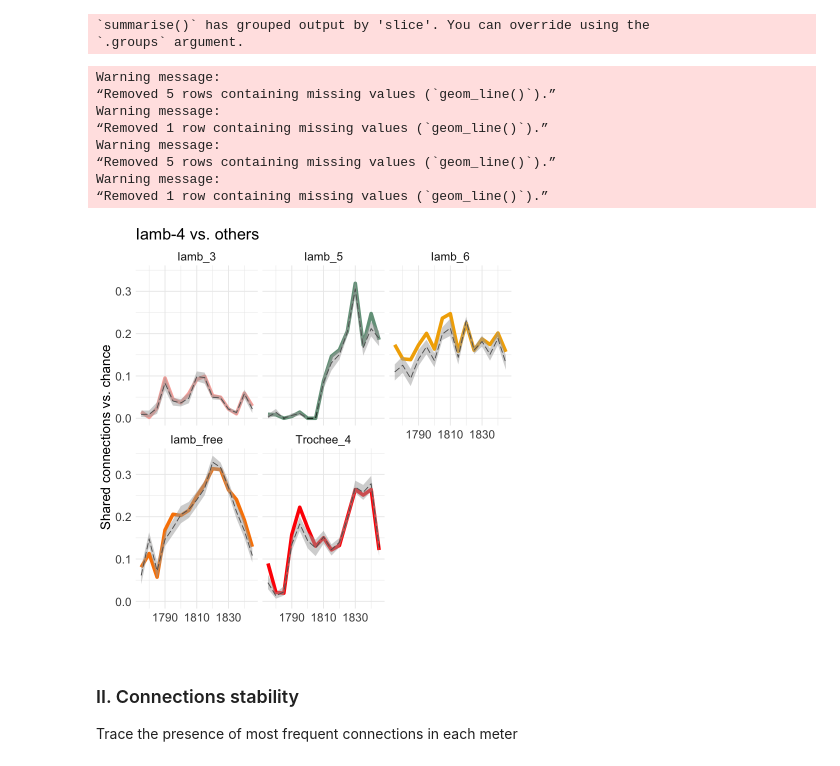
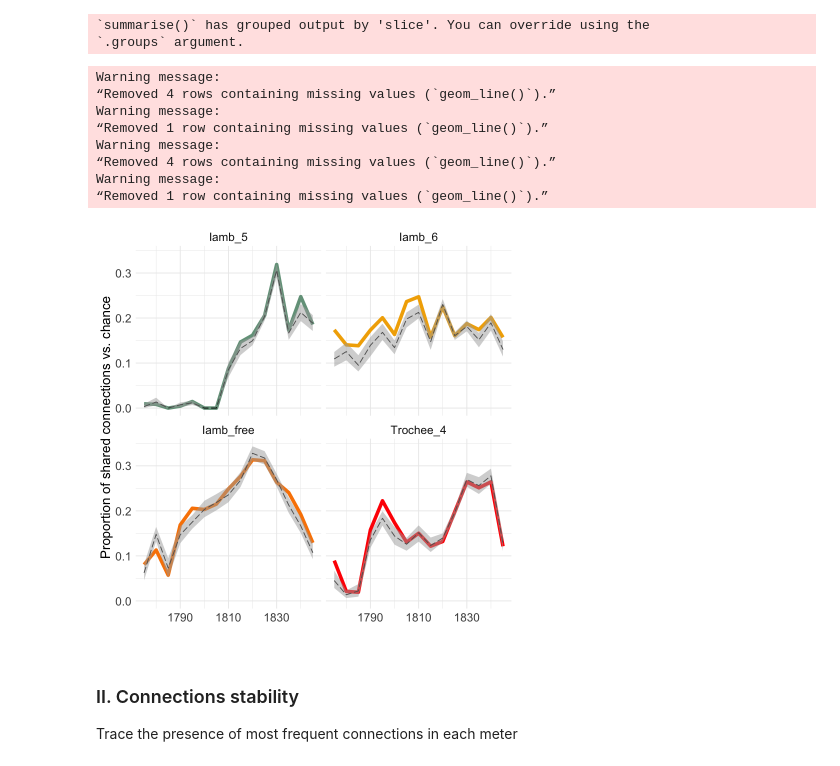
Before and after one commit to tonyamart/iamb_networks, a Jupyter notebook: scr/04_discussion_tests.ipynb, the cells around one changed output. Saved outputs shown, nothing was run; the diff lists cells and outputs as text; code cells hidden in the pictures.

Commit message:
minor changes to 04 disc scr and plots

```diff
--- a/scr/04_discussion_tests.ipynb
+++ b/scr/04_discussion_tests.ipynb
@@ -116,7 +111,7 @@ calculate_real_iou  <- function(x, s = "iamb_4", t) {
     return(int_union)
     }
 # %%
-target_meters  <- c("iamb_free", "iamb_3", "iamb_5", "iamb_6",
+target_meters  <- c("iamb_free", "iamb_5", "iamb_6",
                     "trochee_4")
 # %%
 int_union  <- NULL
@@ -247,48 +242,52 @@ iou_ribbon  <- iou_ci %>%
 # %%
 trans_meter  <- tibble(meter = int_union$meter  %>% unique(),
                        meter_t = c("Iamb_free",
-                                   "Iamb_3",
                                    "Iamb_5",
                                    "Iamb_6",
                                    "Trochee_4" ))
 
 
 int_union %>%
     left_join(trans_meter, by = "meter")  %>%
     ggplot(aes(slice, iou, color = meter_t)) +
     geom_line(size = 2) +
     labs(x = "",
-         y = "Shared connections vs. chance",
-         title="Iamb-4 vs. others") +
-    geom_line(data = iou_ribbon %>% left_join(trans_meter, by = "meter") ,color="black",size=0.5,linetype=5) +
-    geom_ribbon(data = iou_ribbon %>% left_join(trans_meter,by="meter"), aes(slice,iou,color=NULL,ymin=lower,ymax=upper),fill="darkgray",alpha=0.5) +
+         y = "Proportion of shared connections vs. chance",
+         #title="Iamb-4 vs. others"
+        ) +
+    geom_line(data = iou_ribbon %>% left_join(trans_meter, by = "meter"),
+              color = "black", size = 0.5, linetype = 5) +
+    geom_ribbon(data = iou_ribbon %>% left_join(trans_meter,by="meter"),
+                aes(slice, iou, color = NULL,
+                    ymin = lower, ymax = upper),
+                fill = "darkgray", alpha = 0.5) +
     facet_wrap(~meter_t) +
-    scale_color_manual(values = c(wes_palette("Royal2")[3],
+    scale_color_manual(values = c(#wes_palette("Royal2")[3],
                                  wes_palette("Royal2")[5],
                                  wes_palette("Darjeeling1")[3],
                                  wes_palette("Darjeeling1")[4],
                                  wes_palette("Darjeeling1")[1])) +
     guides(color = "none") +
     theme(text = element_text(size = 16),
           axis.text = element_text(size = 14),
           strip.text = element_text(size = 14)) +
     xlim(c(1775,1845))
 
 
 # saveRDS(iou_ribbon, file="iou_ci.rds")
 
-ggsave("../plots/04_shared_ci.png", width = 10, height = 8,
-      dpi = 300, bg = "white")
+#ggsave("../plots/04_shared_ci.png", width = 10, height = 8,
+#      dpi = 300, bg = "white")
 # %% [output]
 Warning message:
-“Removed 5 rows containing missing values (`geom_line()`).”
+“Removed 4 rows containing missing values (`geom_line()`).”
 Warning message:
 “Removed 1 row containing missing values (`geom_line()`).”
 Warning message:
-“Removed 5 rows containing missing values (`geom_line()`).”
+“Removed 4 rows containing missing values (`geom_line()`).”
 Warning message:
 “Removed 1 row containing missing values (`geom_line()`).”
-[figure, old version]
+[figure, new version]
 # %% [markdown]
 ### II. Connections stability
 Trace the presence of most frequent connections in each meter
```
Also changed, not shown: parts of 5 cells of this notebook, 2 other files.
